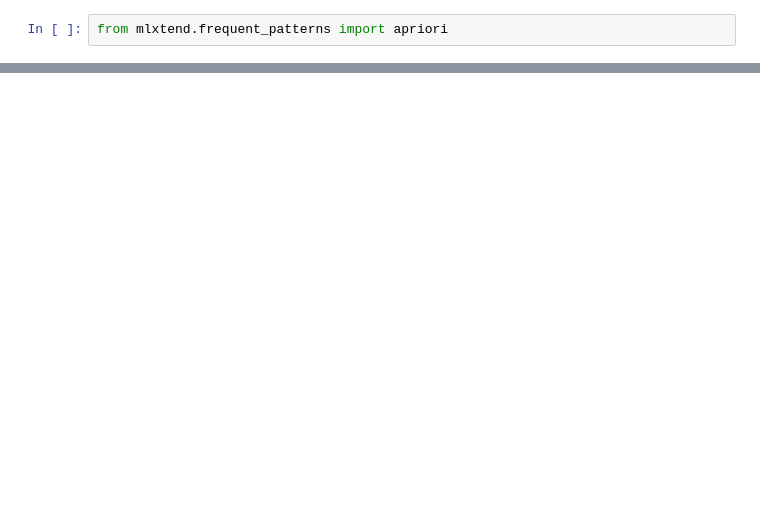
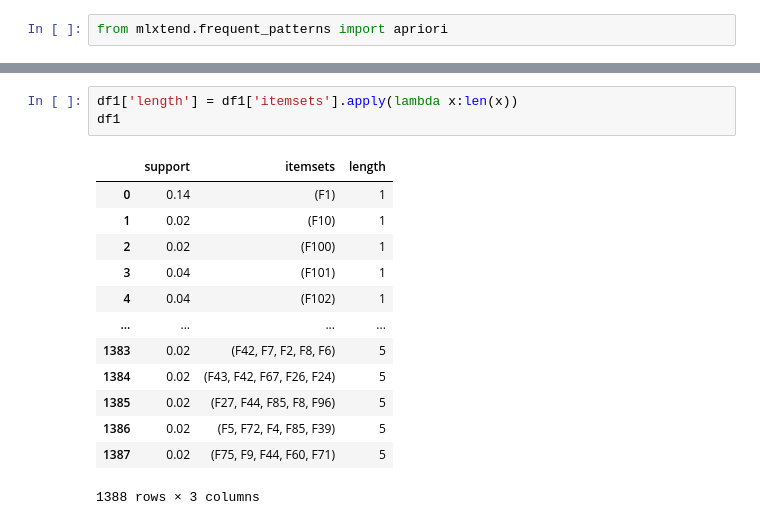
Before and after one commit to kwanjira16254200/pandas, a Jupyter notebook: Untitled3.ipynb, the cells around one changed output, grey strips where cells are left out. Saved outputs shown, nothing was run; the diff lists cells and outputs as text; blank space fills up the shorter version.

```diff
--- a/Untitled3.ipynb
+++ b/Untitled3.ipynb
@@ -69 +71,18 @@ df1.sort_values(by="support",ascending=0)
 1388 rows × 2 columns
+# %%
+df1['length'] = df1['itemsets'].apply(lambda x:len(x))
+df1
+# %% [output]
+|  | support | itemsets | length |
+| 0 | 0.14 | (F1) | 1 |
+| 1 | 0.02 | (F10) | 1 |
+| 2 | 0.02 | (F100) | 1 |
+| 3 | 0.04 | (F101) | 1 |
+| 4 | 0.04 | (F102) | 1 |
+| ... | ... | ... | ... |
+| 1383 | 0.02 | (F42, F7, F2, F8, F6) | 5 |
+| 1384 | 0.02 | (F43, F42, F67, F26, F24) | 5 |
+| 1385 | 0.02 | (F27, F44, F85, F8, F96) | 5 |
+| 1386 | 0.02 | (F5, F72, F4, F85, F39) | 5 |
+| 1387 | 0.02 | (F75, F9, F44, F60, F71) | 5 |
+1388 rows × 3 columns
```
Also changed, not shown: parts of 5 cells of this notebook.
